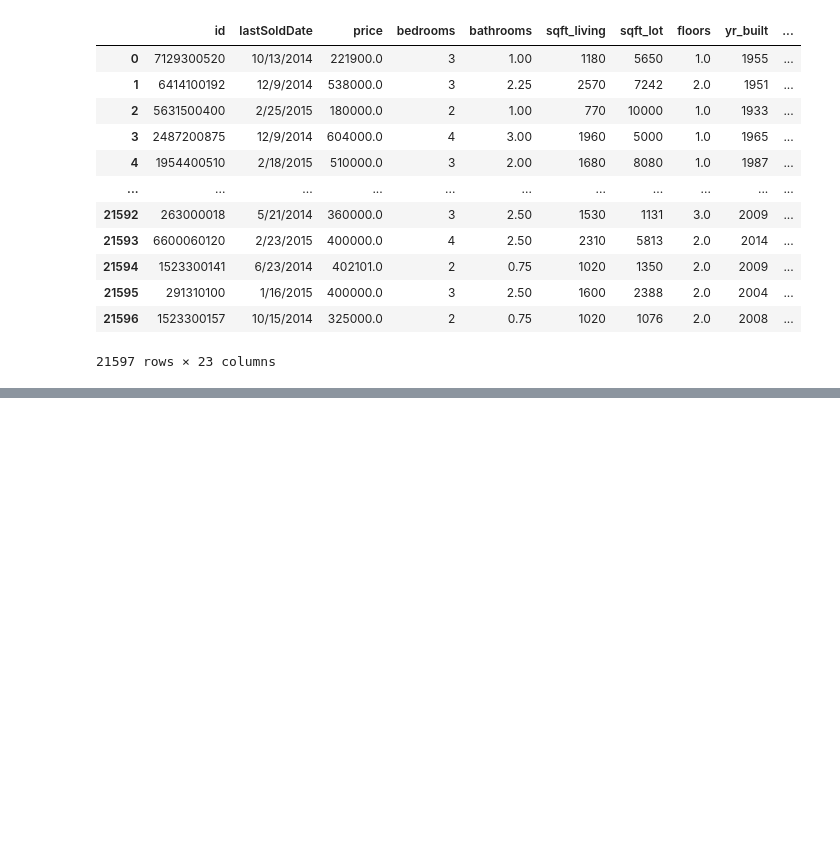
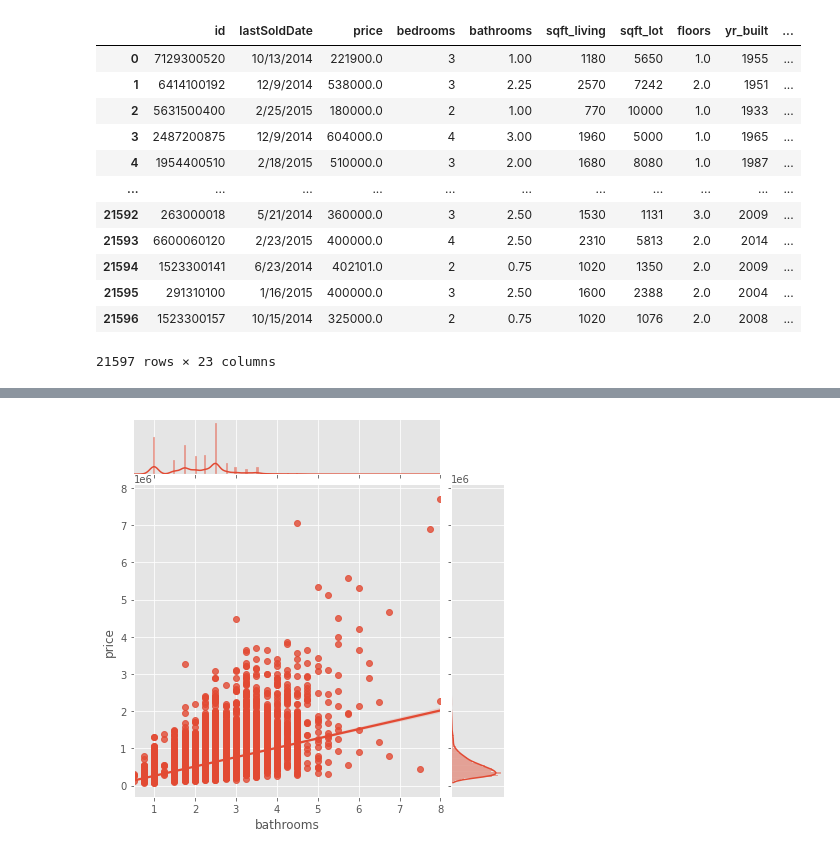
Before and after one commit to SunTzuLombardi/HomeRegression, a Jupyter notebook: HomeRegression.ipynb, the cells around one changed output, grey strips where cells are left out. Drawn from its saved outputs; the diff is of its cells as text; code cells hidden in the pictures; blank space fills up the shorter version.

```diff
--- a/HomeRegression.ipynb
+++ b/HomeRegression.ipynb
@@ -431,0 +455,4 @@ hddf
+# %%
+sns.jointplot(x='bathrooms',y='price', data=hddf, kind='reg');
+# %% [output]
+[figure, added]
```
Also changed, not shown: parts of 16 cells of this notebook.
